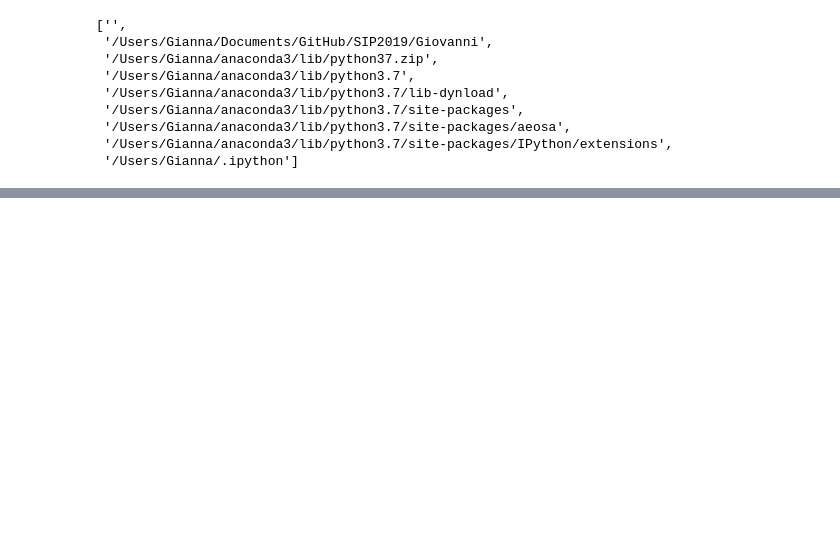
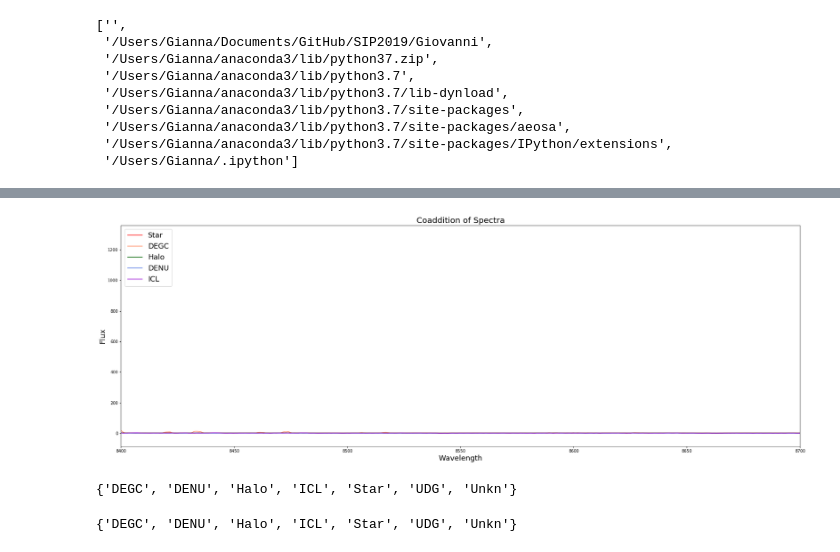
Before and after one commit to kadri-nizam/SIP2019, a Jupyter notebook: Giovanni/Coadding Species.ipynb, the cells around one changed output, grey strips where cells are left out. Saved outputs shown, nothing was run; the diff lists cells and outputs as text; code cells hidden in the pictures; blank space fills up the shorter version.

```diff
--- a/Giovanni/Coadding Species.ipynb
+++ b/Giovanni/Coadding Species.ipynb
@@ -186,3 +187,55 @@ nfluxUDG, nvarUDG = normalize(6500,6600, fluxesUDG, varsUDG)
 nfluxH, nvarH = normalize(6500,6600, fluxesH, varsH)
 nfluxDENU, nvarDENU = normalize(6500,6600, fluxesDENU, varsDENU)
 nfluxICL, nvarICL = normalize(6500,6600, fluxesICL, varsICL)
+# %%
+def sigmaclip(flux):                    #sigma clipping the flux
+    ones = np.ones(np.shape(flux))
+    stdev = np.std(flux, axis=0)
+    median = np.median(flux,axis=0)
+    a = ones[np.abs(flux-median) > 3 * stdev] = 0
+    return(ones)
+onesDEGC = sigmaclip(nfluxDEGC)
+onesUDG = sigmaclip(nfluxUDG)
+onesH = sigmaclip(nfluxH)
+onesDENU = sigmaclip(nfluxDENU)
+onesICL = sigmaclip(nfluxICL)
+# %%
+def coadd(flux, ivar, ones):
+    coadd_spectra = np.nan_to_num(np.sum(flux * ivar * ones, axis = 0) / np.sum(ivar * ones, axis = 0))
+    coadd_ivar = np.nan_to_num(np.sum(ivar * ones, axis = 0))
+    coadd_err = np.nan_to_num(1 / np.sqrt(np.sum(ivar * ones, axis = 0)))
+    return coadd_spectra, coadd_ivar, coadd_err
+
+coadd_spectraUDG, coadd_ivarUDG, coadd_errUDG = coadd(nfluxUDG, nvarUDG, onesUDG)
+coadd_spectraDEGC, coadd_ivarDEGC, coadd_errDEGC = coadd(nfluxDEGC, nvarDEGC, onesDEGC)
+coadd_spectraH, coadd_ivarH, coadd_errH = coadd(nfluxH, nvarH, onesH)
+coadd_spectraDENU, coadd_ivarDENU, coadd_errDENU = coadd(nfluxDENU, nvarDENU, onesDENU)
+coadd_spectraICL, coadd_ivarICL, coadd_errICL = coadd(nfluxICL, nvarICL, onesICL)
+# %%
+def plot(flux1, flux2, flux3, flux4, flux5, title, xlim):
+    plt.figure(figsize = (30,10))
+    plt.xlabel('Wavelength', fontsize=18)
+    plt.ylabel('Flux', fontsize=18)
+    plt.title(title, fontsize = 20)
+    if (xlim):
+        plt.xlim((8400,8700))
+    plt.plot(correct, flux1, label = 'Star', color = 'r')
+    plt.plot(correct, flux2, label = 'DEGC', color = 'coral')
+    plt.plot(correct, flux3, label = 'Halo', color = 'darkgreen')
+    plt.plot(correct,flux4, label = 'DENU', color = 'royalblue')
+    plt.plot(correct, flux5, label = 'ICL', color = 'darkviolet')
+    plt.legend(loc = 'upper left', prop={'size':18})
+
+plot(coadd_spectraUDG, coadd_spectraDEGC, coadd_spectraH, coadd_spectraDENU, coadd_spectraICL, 'Coaddition of Spectra', xlim = True)
+
+# This comes out as emission lines instead of absorption lines
+# %% [output]
+[figure, added]
+# %%
+set(bigFile['Type'])
+# %% [output]
+{'DEGC', 'DENU', 'Halo', 'ICL', 'Star', 'UDG', 'Unkn'}
+# %%
+set(bigFile['Type'])
+# %% [output]
+{'DEGC', 'DENU', 'Halo', 'ICL', 'Star', 'UDG', 'Unkn'}
```
Also changed, not shown: parts of 12 cells of this notebook.
